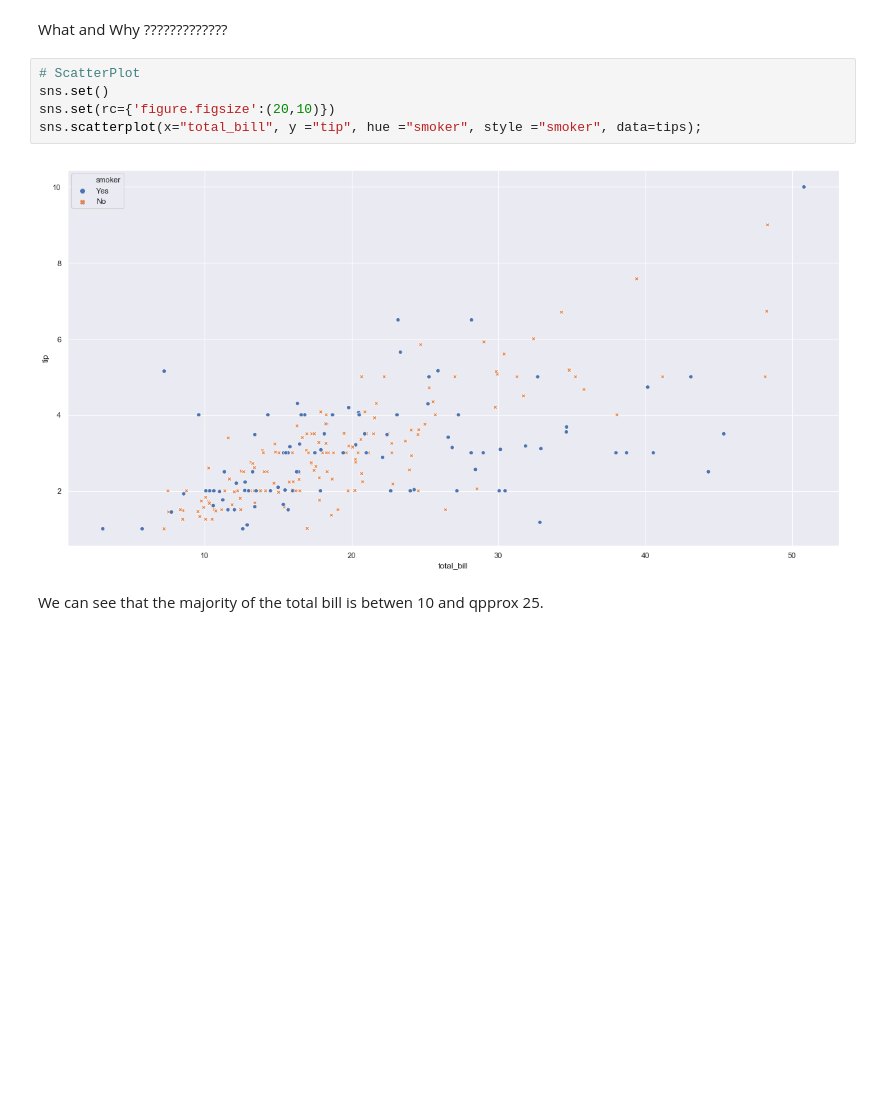
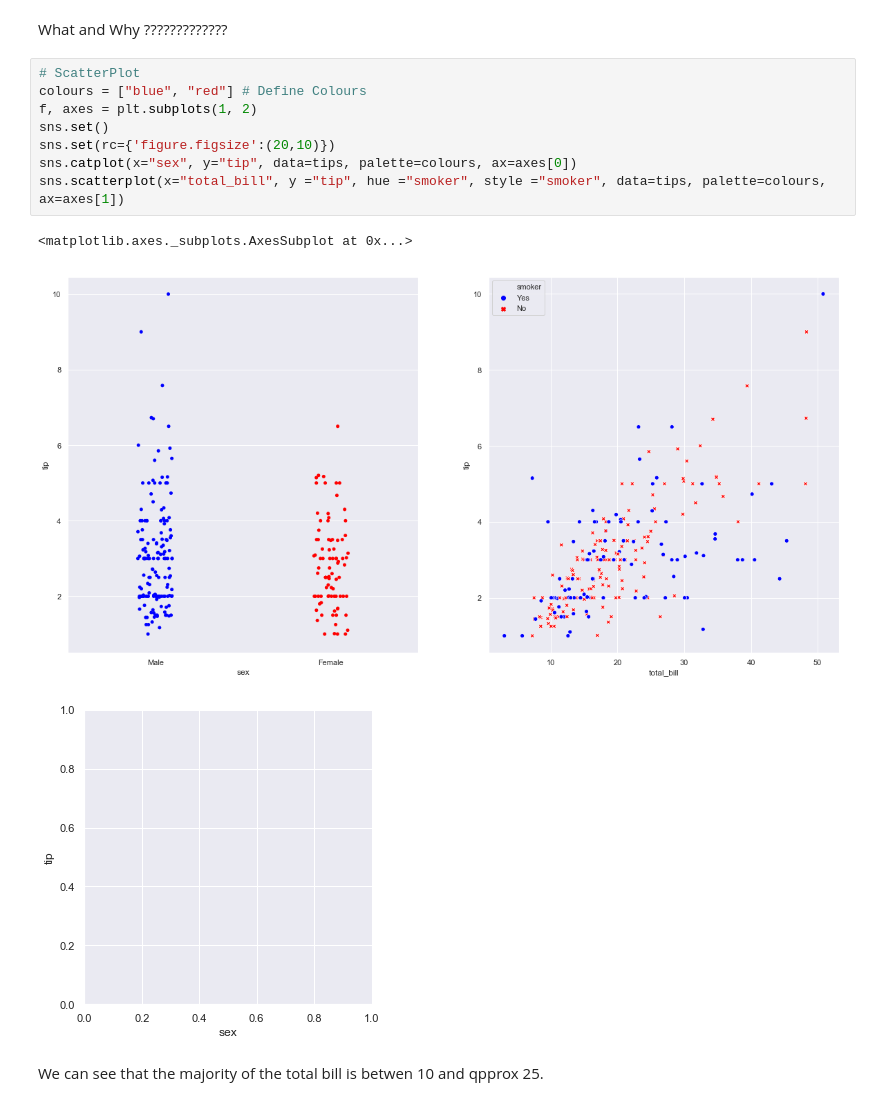
Before and after one commit to richardfeeney7/Fundamentals-Project, a Jupyter notebook: Fundamentals-Project 2019.ipynb, the cells around one changed output. Drawn from its saved outputs; the diff is of its cells as text; blank space fills up the shorter version.

```diff
--- a/Fundamentals-Project 2019.ipynb
+++ b/Fundamentals-Project 2019.ipynb
@@ -61,11 +106,16 @@ group.sum()
 What and Why ?????????????
 # %%
 # ScatterPlot
+colours = ["blue", "red"] # Define Colours
+f, axes = plt.subplots(1, 2)
 sns.set()
 sns.set(rc={'figure.figsize':(20,10)})
-sns.scatterplot(x="total_bill", y ="tip", hue ="smoker", style ="smoker", data=tips);
+sns.catplot(x="sex", y="tip", data=tips, palette=colours, ax=axes[0])
+sns.scatterplot(x="total_bill", y ="tip", hue ="smoker", style ="smoker", data=tips, palette=colours,  ax=axes[1])
 # %% [output]
+<matplotlib.axes._subplots.AxesSubplot at 0x...>
-[figure, old version]
+[figure, new version]
+[figure, added]
 # %% [markdown]
 We can see that the majority of the total bill is betwen 10 and qpprox 25.
 # %%
```
Also changed, not shown: parts of 22 cells of this notebook, 1 other file.
